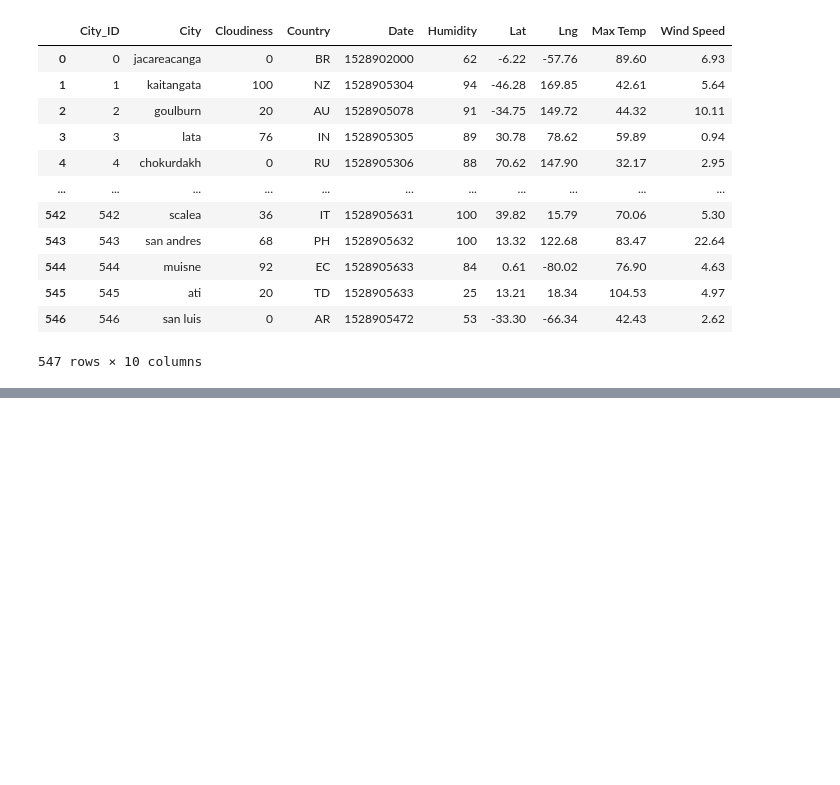
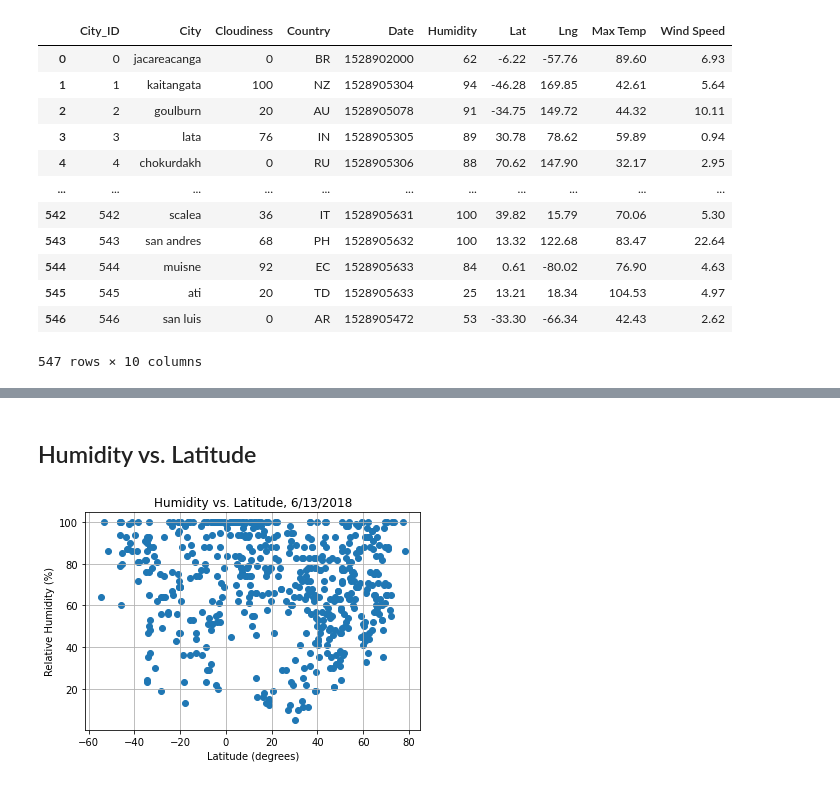
Before and after one commit to SamEspe/web-design-challenge, a Jupyter notebook: Resources/CSV_to_HTML_Conversion.ipynb, the cells around one changed output, grey strips where cells are left out. Drawn from its saved outputs; the diff is of its cells as text; code cells hidden in the pictures; blank space fills up the shorter version.

```diff
--- a/Resources/CSV_to_HTML_Conversion.ipynb
+++ b/Resources/CSV_to_HTML_Conversion.ipynb
@@ -22,0 +59,15 @@ with open('cities.html', 'w') as cities_html:
+# %% [markdown]
+## Humidity vs. Latitude
+# %%
+y_axis_hum = cities_df["Humidity"]
+
+plt.scatter(x_axis_lat, y_axis_hum)
+plt.title("Humidity vs. Latitude, 6/13/2018")
+plt.xlabel("Latitude (degrees)")
+plt.ylabel("Relative Humidity (%)")
+plt.grid(True)
+
+plt.savefig("../assets/images/humidity.png")
+plt.show()
+# %% [output]
+[figure, added]
```
Also changed, not shown: parts of 9 cells of this notebook, 4 other files.
